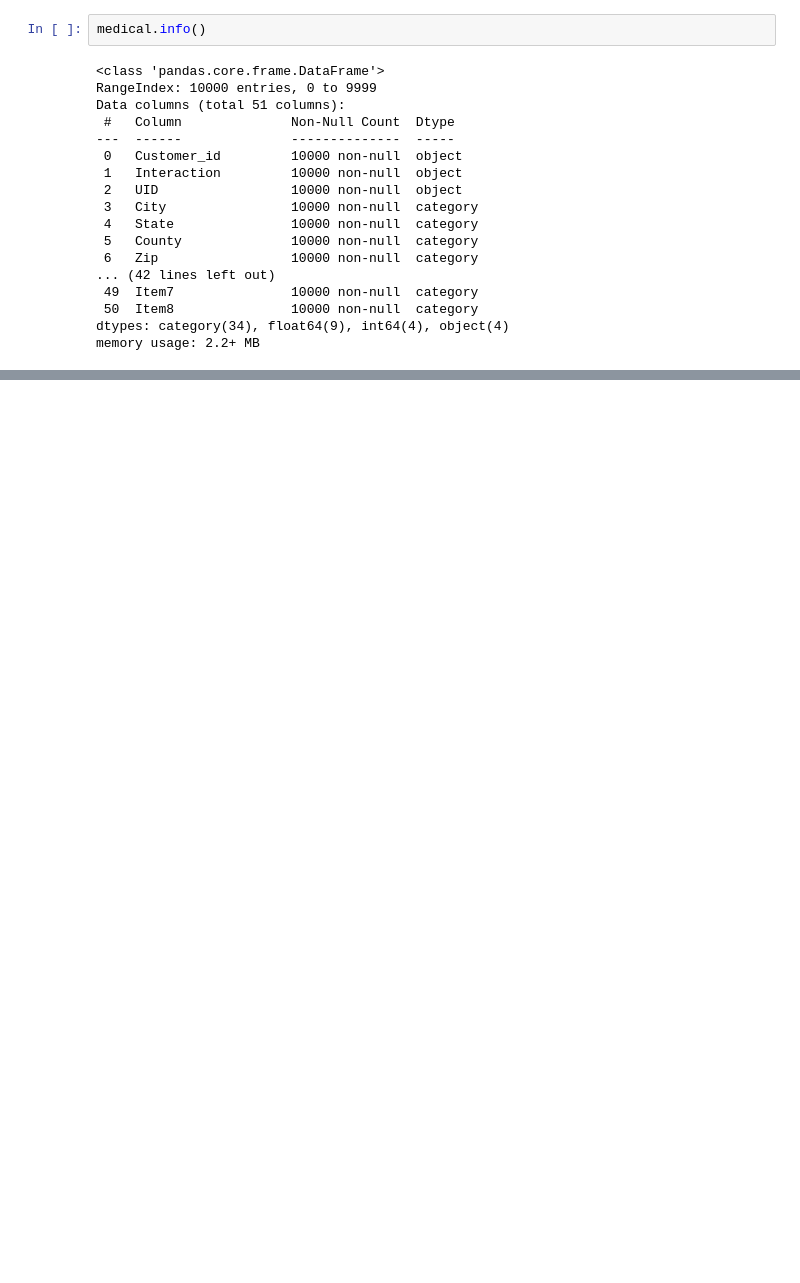
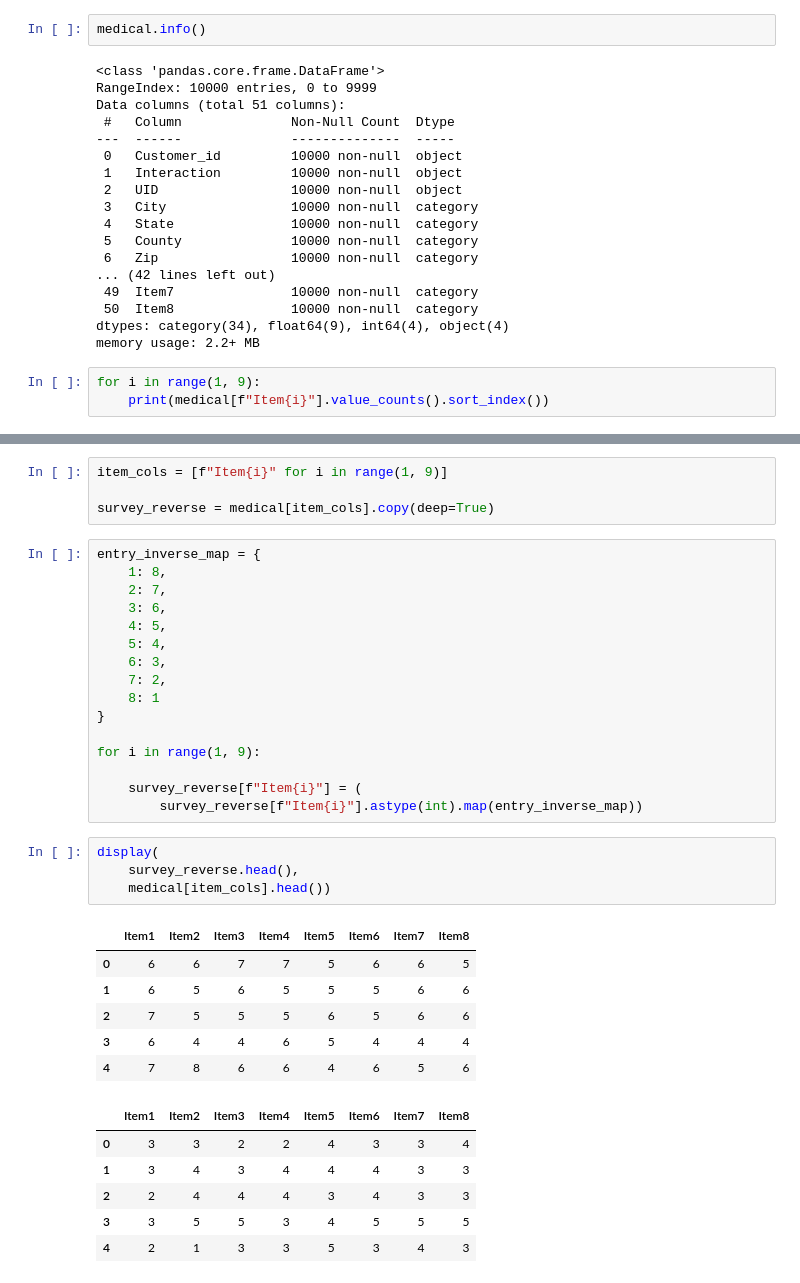
Before and after one commit to cshawnkeech/D206_Data_Cleaning_Keech, a Jupyter notebook: notebooks/001_medical_eda.ipynb, the cells around one changed output, grey strips where cells are left out. Cells and saved outputs as stored; diff of their text form; blank space fills up the shorter version.

```diff
--- a/notebooks/001_medical_eda.ipynb
+++ b/notebooks/001_medical_eda.ipynb
@@ -601,3 +621,6 @@ Data columns (total 51 columns):
  50  Item8               10000 non-null  category
 dtypes: category(34), float64(9), int64(4), object(4)
 memory usage: 2.2+ MB
+# %%
+for i in range(1, 9):
+    print(medical[f"Item{i}"].value_counts().sort_index())
@@ -603,0 +645,37 @@ memory usage: 2.2+ MB
+# %%
+item_cols = [f"Item{i}" for i in range(1, 9)]
+
+survey_reverse = medical[item_cols].copy(deep=True)
+# %%
+entry_inverse_map = {
+    1: 8,
+    2: 7,
+    3: 6,
+    4: 5,
+    5: 4,
+    6: 3,
+    7: 2,
+    8: 1
+}
+
+for i in range(1, 9):
+
+    survey_reverse[f"Item{i}"] = (
+        survey_reverse[f"Item{i}"].astype(int).map(entry_inverse_map))
+# %%
+display(
+    survey_reverse.head(),
+    medical[item_cols].head())
+# %% [output]
+|  | Item1 | Item2 | Item3 | Item4 | Item5 | Item6 | Item7 | Item8 |
+| 0 | 6 | 6 | 7 | 7 | 5 | 6 | 6 | 5 |
+| 1 | 6 | 5 | 6 | 5 | 5 | 5 | 6 | 6 |
+| 2 | 7 | 5 | 5 | 5 | 6 | 5 | 6 | 6 |
+| 3 | 6 | 4 | 4 | 6 | 5 | 4 | 4 | 4 |
+| 4 | 7 | 8 | 6 | 6 | 4 | 6 | 5 | 6 |
+|  | Item1 | Item2 | Item3 | Item4 | Item5 | Item6 | Item7 | Item8 |
+| 0 | 3 | 3 | 2 | 2 | 4 | 3 | 3 | 4 |
+| 1 | 3 | 4 | 3 | 4 | 4 | 4 | 3 | 3 |
+| 2 | 2 | 4 | 4 | 4 | 3 | 4 | 3 | 3 |
+| 3 | 3 | 5 | 5 | 3 | 4 | 5 | 5 | 5 |
+| 4 | 2 | 1 | 3 | 3 | 5 | 3 | 4 | 3 |
```
Also changed, not shown: parts of 6 cells of this notebook, 4 other files.
